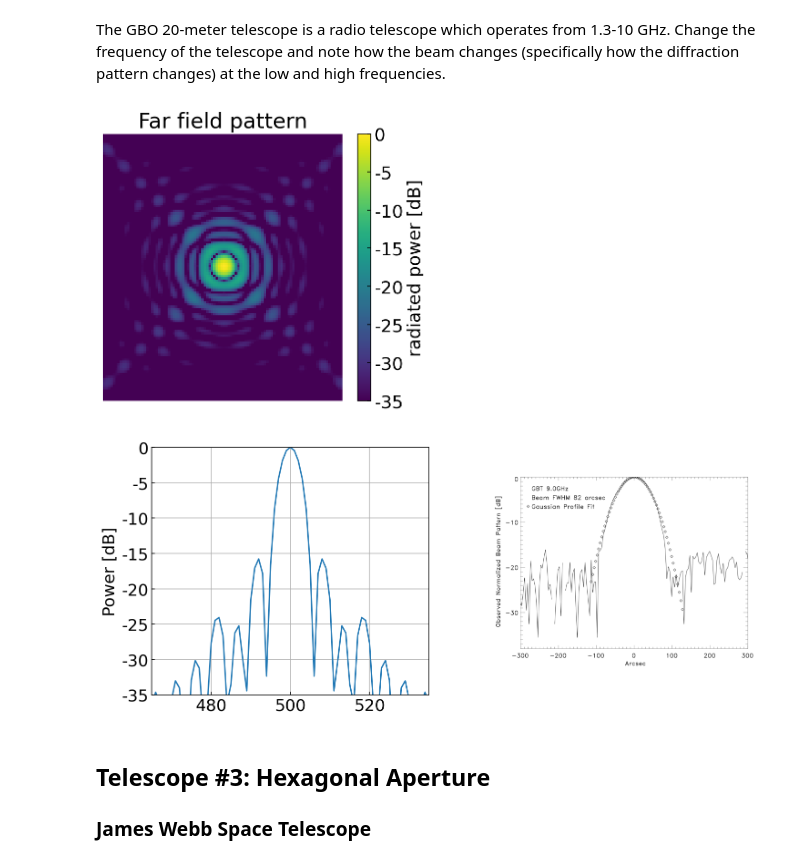
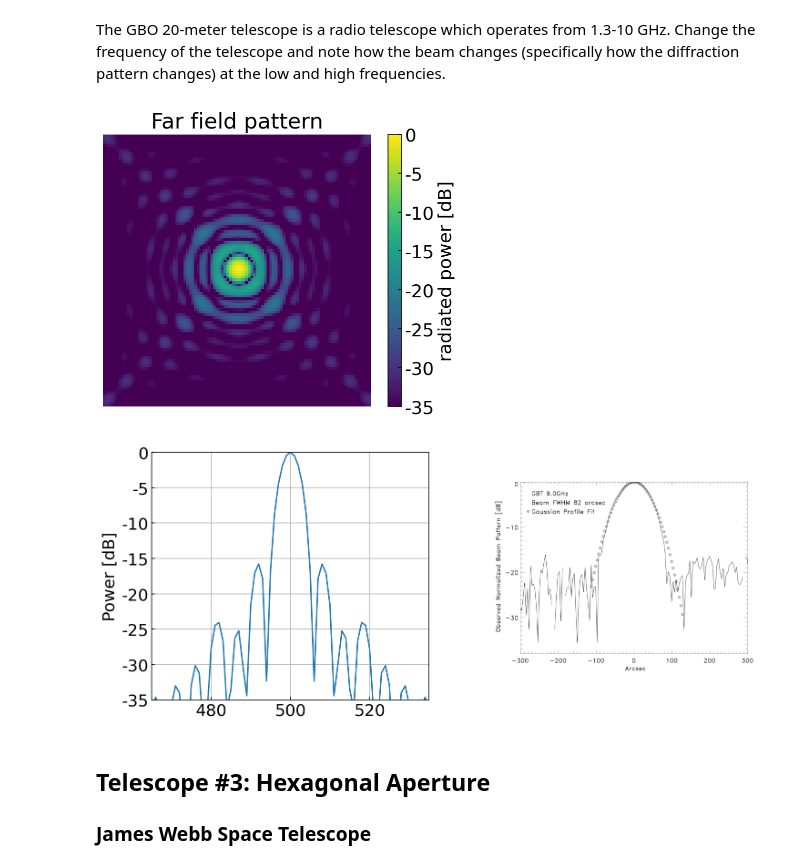
Before and after one commit to McMahonCosmologyGroup/cmbInstrumentSummerSchool, a Jupyter notebook: Notebook2_bonus_optics.ipynb, the cells around one changed output. Cells and saved outputs as stored; diff of their text form; code cells hidden in the pictures.

```diff
--- a/Notebook2_bonus_optics.ipynb
+++ b/Notebook2_bonus_optics.ipynb
@@ -214,42 +214,42 @@ PSF,PSF_dB = Covnert_field_to_PSF(U)
 ## plot the aperature fields
 plot_lim = 5.
 
-plt.figure(figsize = (12,5))
-plt.subplot(121)
+plt.figure(figsize = (6,5))
+# plt.subplot(121)
 plt.pcolormesh(x,y,PSF_dB,
            vmin = -35,
            vmax = 0)
 plt.axis("equal")
 plt.colorbar(label = ("radiated power [dB]"))
 # cbar.set_label, rotation=270)
 plt.title("Far field pattern")
 plt.xlabel("theta_x [arcmin]")
 plt.ylabel("theta_y [arcmin]")
 plt.xlim(-plot_lim,plot_lim)
 plt.ylim(-plot_lim,plot_lim)
 plt.axis("off")
-plt.subplot(122)
-plt.axis("off")
+# plt.subplot(122)
+# plt.axis("off")
 
 plt.show()
 
 plt.figure(figsize = (12,5))
 plt.subplot(121)
 plt.ylabel("Power [dB]")
 plt.plot(PSF_dB[int(len(PSF_dB)/2),:])
 plt.grid()
 plt.ylim(-35,0)
 plt.xlim(-35+500,35+500)
 
 plt.subplot(122)
 plt.axis("off")
 
 im = img.imread('point_source_figs/'+'20m_beam.png')
 plt.imshow(im)
 
 plt.show()
 # %% [output]
-[figure, old version]
+[figure, new version]
 [figure]
 # %% [markdown]
 ## Telescope #3: Hexagonal Aperture
```
Also changed, not shown: 1 other file.
